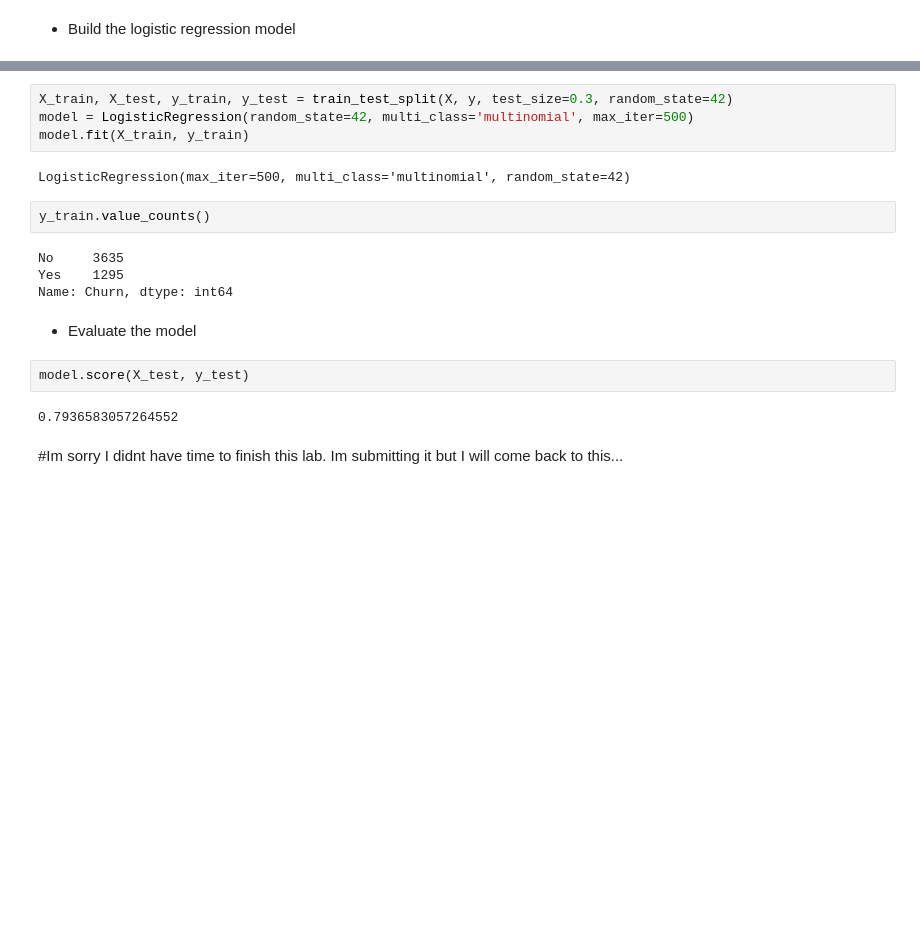
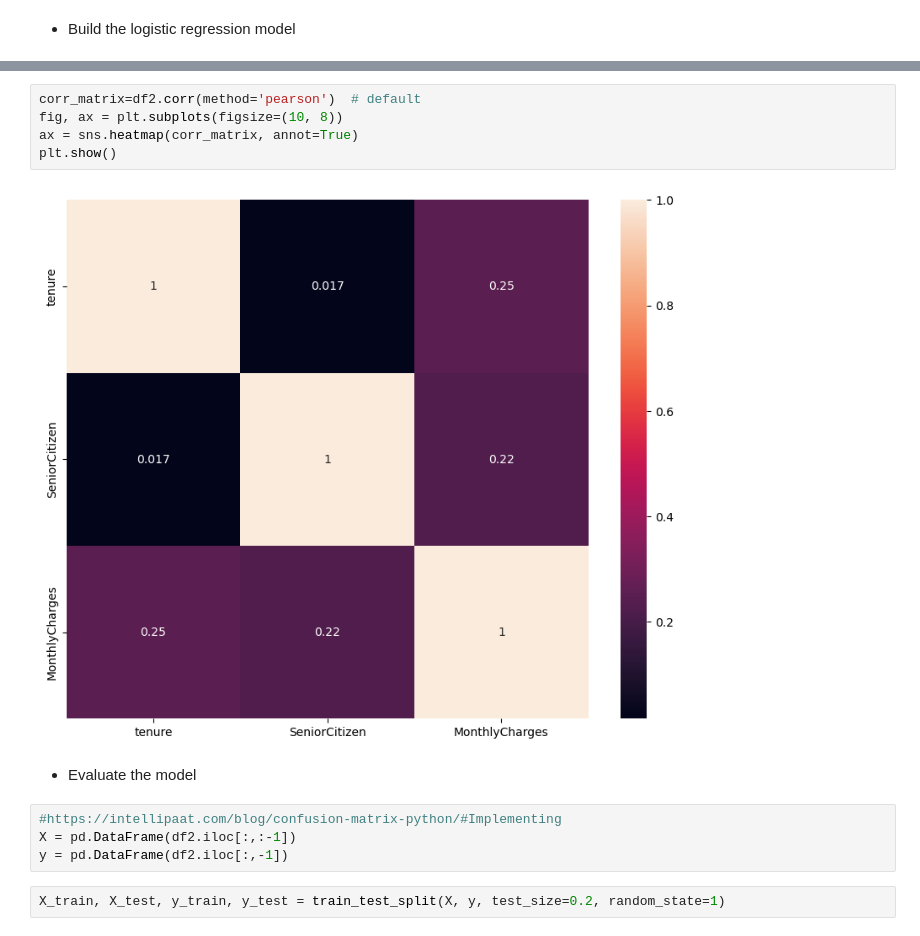
Before and after one commit to Gladysdata/lab-imbalanced-data, a Jupyter notebook: Lab_Imbalanced data.ipynb, the cells around one changed output, grey strips where cells are left out. Saved outputs shown, nothing was run; the diff lists cells and outputs as text; blank space fills up the shorter version.

```diff
--- a/Lab_Imbalanced data.ipynb
+++ b/Lab_Imbalanced data.ipynb
@@ -151,20 +160,15 @@ count.plot(kind = 'bar')
 # %%
-X_train, X_test, y_train, y_test = train_test_split(X, y, test_size=0.3, random_state=42)
-model = LogisticRegression(random_state=42, multi_class='multinomial', max_iter=500)
-model.fit(X_train, y_train)
+corr_matrix=df2.corr(method='pearson')  # default
+fig, ax = plt.subplots(figsize=(10, 8))
+ax = sns.heatmap(corr_matrix, annot=True)
+plt.show()
 # %% [output]
-LogisticRegression(max_iter=500, multi_class='multinomial', random_state=42)
+[figure, added]
-# %%
-y_train.value_counts()
-# %% [output]
-No     3635
-Yes    1295
-Name: Churn, dtype: int64
 # %% [markdown]
  - Evaluate the model
+# %%
+#https://intellipaat.com/blog/confusion-matrix-python/#Implementing
+X = pd.DataFrame(df2.iloc[:,:-1])
+y = pd.DataFrame(df2.iloc[:,-1])
 # %%
-model.score(X_test, y_test)
+X_train, X_test, y_train, y_test = train_test_split(X, y, test_size=0.2, random_state=1)
-# %% [output]
-0.7936583057264552
-# %% [markdown]
-#Im sorry I didnt have time to finish this lab. Im submitting it but I will come back to this...
```
Also changed, not shown: parts of 20 cells of this notebook.
